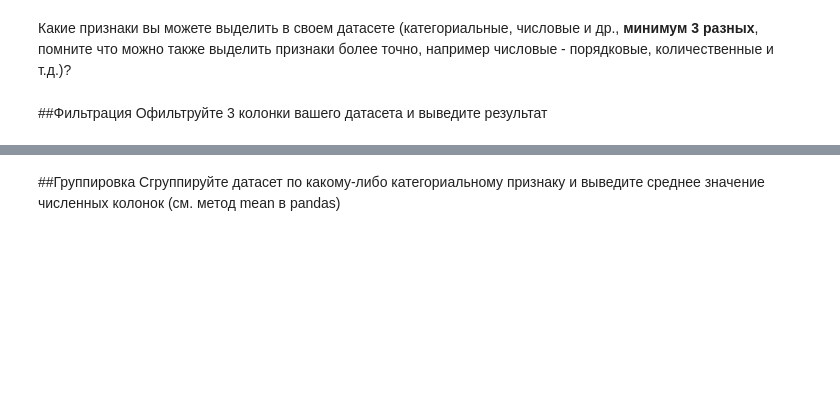
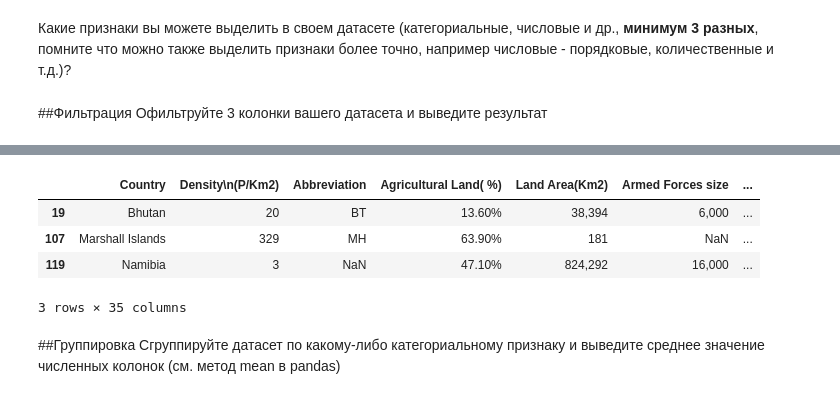
Before and after one commit to Forrward/LABbl, a Jupyter notebook: lab1/Задание_1.ipynb, the cells around one changed output, grey strips where cells are left out. Saved outputs shown, nothing was run; the diff lists cells and outputs as text; code cells hidden in the pictures; blank space fills up the shorter version.

```diff
--- a/lab1/Задание_1.ipynb
+++ b/lab1/Задание_1.ipynb
@@ -169,5 +242,12 @@ df[df['Calling Code']<200]
 # %%
 #Фильтр колонки 3
+df[df['Physicians per thousand'] == 0.42]
+# %% [output]
+|  | Country | Density\n(P/Km2) | Abbreviation | Agricultural Land( %) | Land Area(Km2) | Armed Forces size | ... |
+| 19 | Bhutan | 20 | BT | 13.60% | 38,394 | 6,000 | ... |
+| 107 | Marshall Islands | 329 | MH | 63.90% | 181 | NaN | ... |
+| 119 | Namibia | 3 | NaN | 47.10% | 824,292 | 16,000 | ... |
+3 rows × 35 columns
 # %% [markdown]
 ##Группировка
 Сгруппируйте датасет по какому-либо категориальному признаку и выведите среднее значение численных колонок (см. метод mean в pandas)
```
Also changed, not shown: parts of 8 cells of this notebook.
